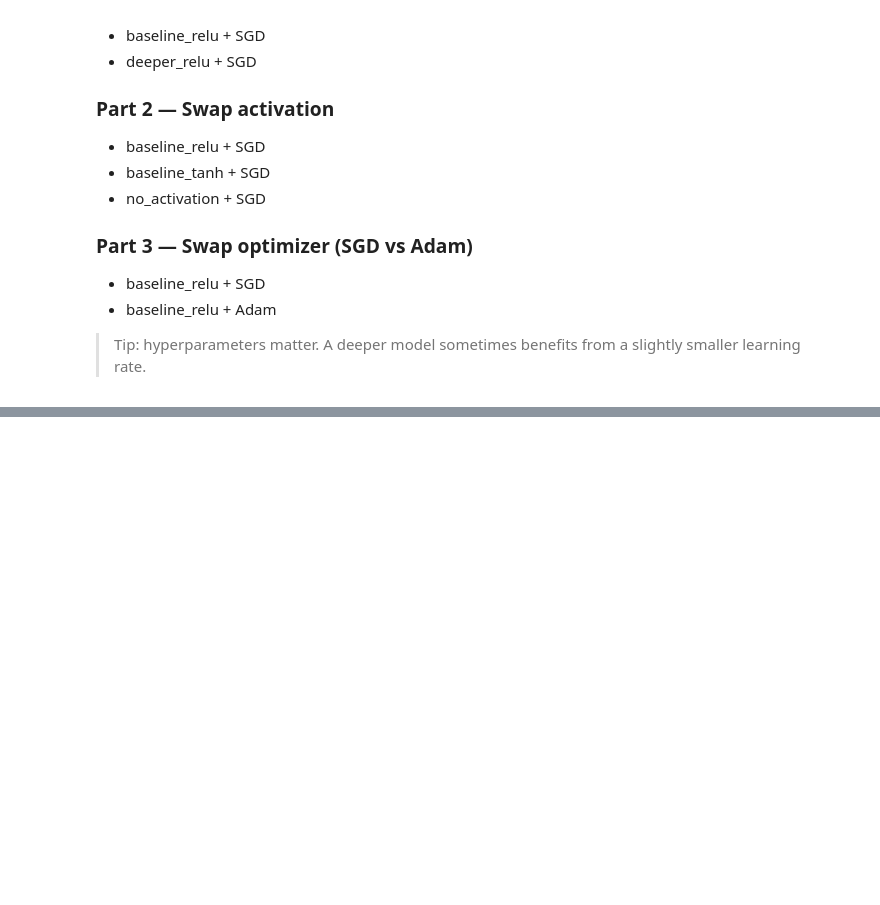
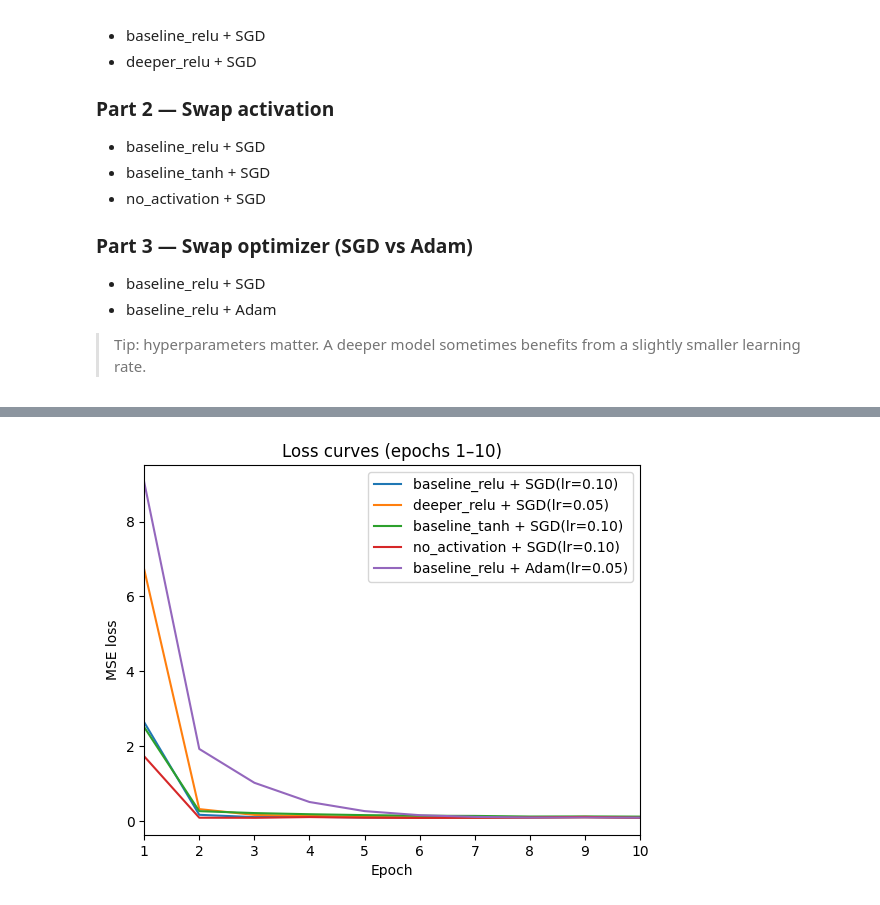
Before and after one commit to samx18/nn-training-demo, a Jupyter notebook: minimal_pytorch_nn_training_variations.ipynb, the cells around one changed output, grey strips where cells are left out. Saved outputs shown, nothing was run; the diff lists cells and outputs as text; code cells hidden in the pictures; blank space fills up the shorter version.

```diff
--- a/minimal_pytorch_nn_training_variations.ipynb
+++ b/minimal_pytorch_nn_training_variations.ipynb
@@ -240,3 +257,19 @@ plt.show()
+# %%
+max_epoch = 10
+
+plt.figure()
+for name, r in results.items():
+    h = r["history"][:max_epoch]
+    plt.plot(range(1, len(h) + 1), h, label=name)
+
+plt.xlabel("Epoch")
+plt.ylabel("MSE loss")
+plt.title("Loss curves (epochs 1–10)")
+plt.xlim(1, max_epoch)
+plt.legend()
+plt.show()
+# %% [output]
+[figure, added]
 # %%
 # --- Compare predictions ---
 # We'll plot the true data (scatter) and each model's prediction (line).
```
Also changed, not shown: parts of 8 cells of this notebook, 3 other files.
